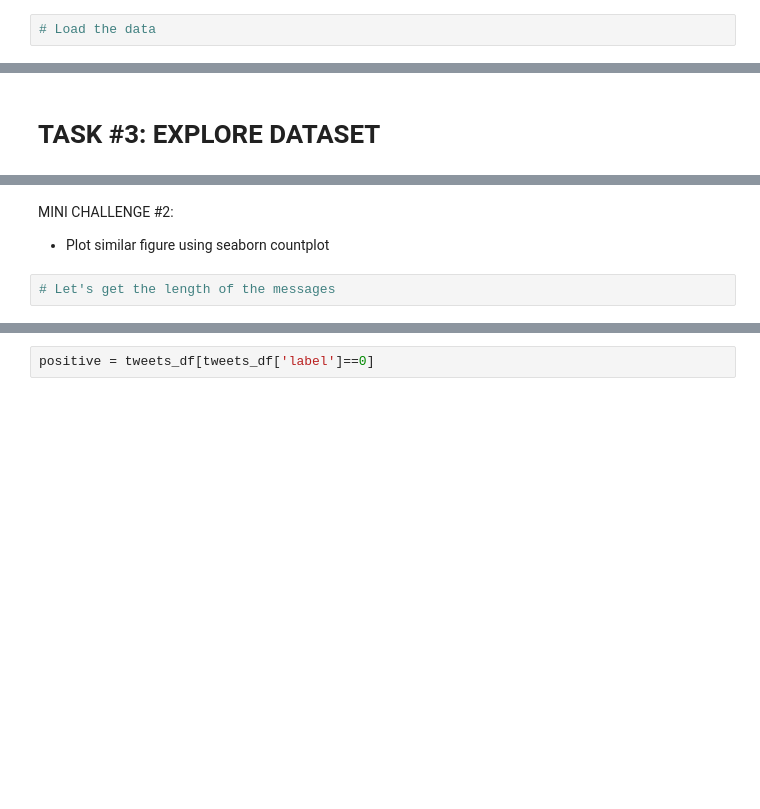
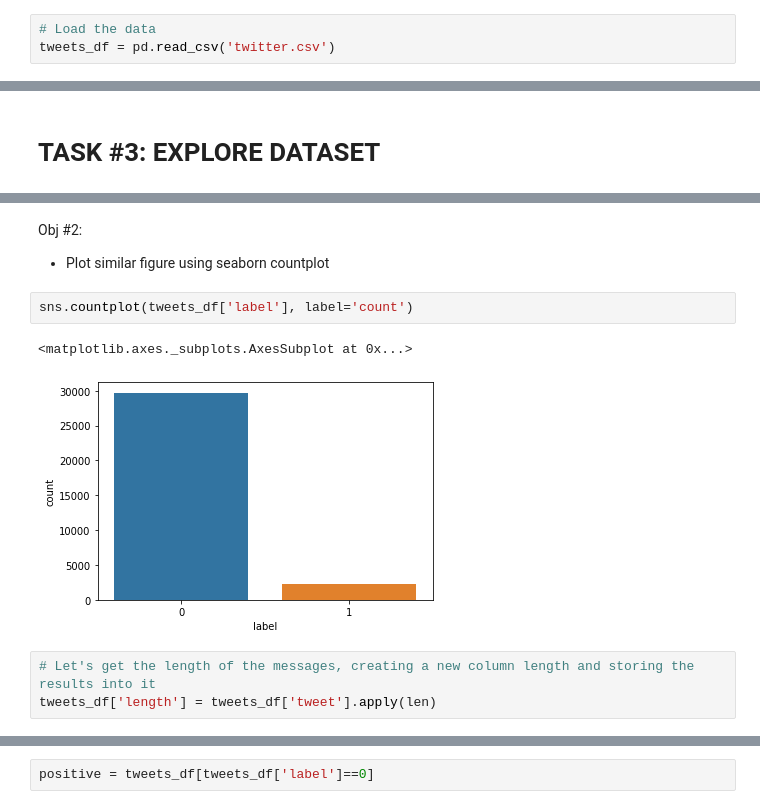
Before and after one commit to bunny-as-7/NLP-Sentiment-Analysis, a Jupyter notebook: Twitter_Sentiment_Analysis.ipynb, the cells around one changed output, grey strips where cells are left out. Drawn from its saved outputs; the diff is of its cells as text; blank space fills up the shorter version.

```diff
--- a/Twitter_Sentiment_Analysis.ipynb
+++ b/Twitter_Sentiment_Analysis.ipynb
@@ -20,3 +18,4 @@ jtplot.style(theme='monokai', context='notebook', ticks=True, grid=False)
 # If you don't run this code line, you will notice that the xlabel and ylabel on any plot is black on black and it will be hard to see them.
 # %%
 # Load the data
+tweets_df = pd.read_csv('twitter.csv')
@@ -33,5 +114,11 @@ tweets_df.hist(bins = 30, figsize = (13,5), color = 'r')
 # %% [markdown]
-MINI CHALLENGE #2:
+Obj #2:
 - Plot similar figure using seaborn countplot
+# %%
+sns.countplot(tweets_df['label'], label='count')
+# %% [output]
+<matplotlib.axes._subplots.AxesSubplot at 0x...>
+[figure, added]
 # %%
-# Let's get the length of the messages
+# Let's get the length of the messages, creating a new column length and storing the results into it
+tweets_df['length'] = tweets_df['tweet'].apply(len)
```
Also changed, not shown: parts of 89 cells of this notebook.
